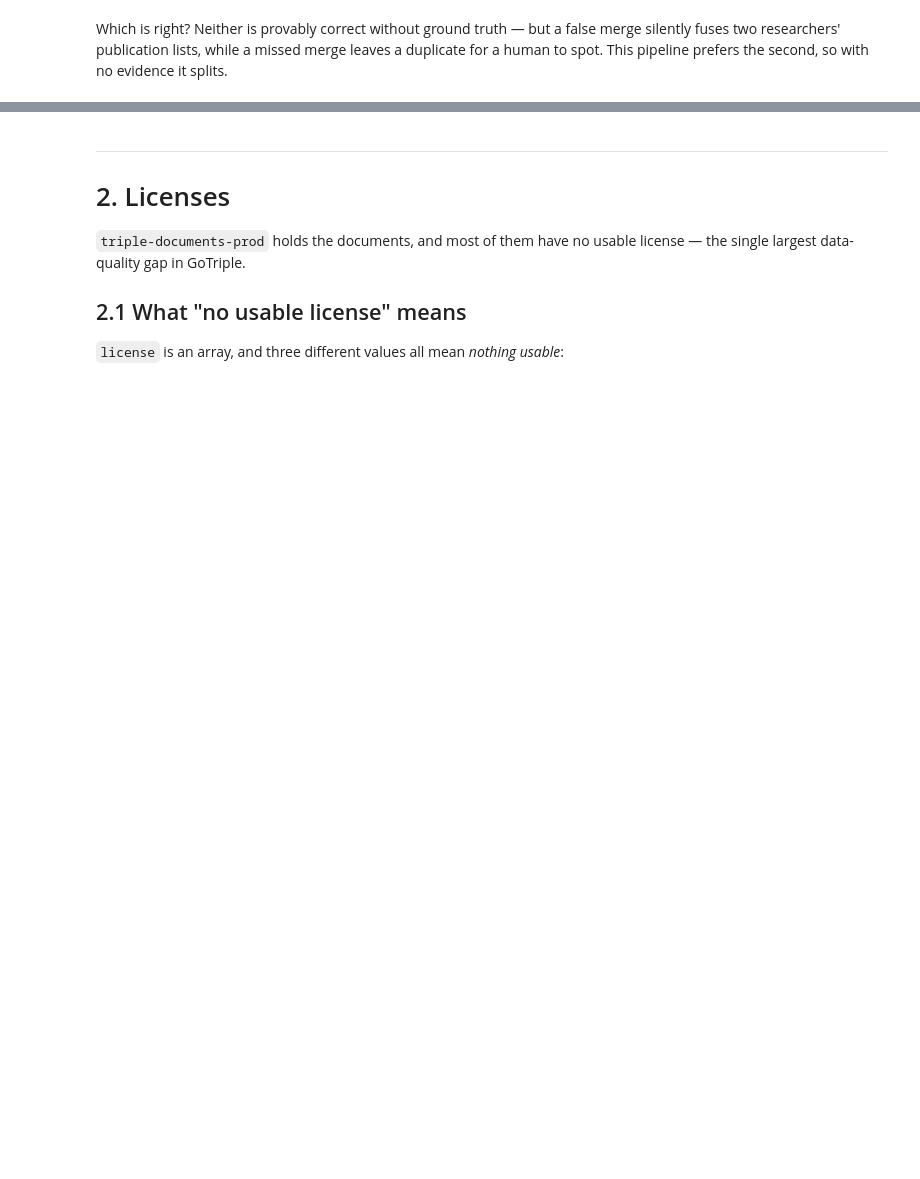
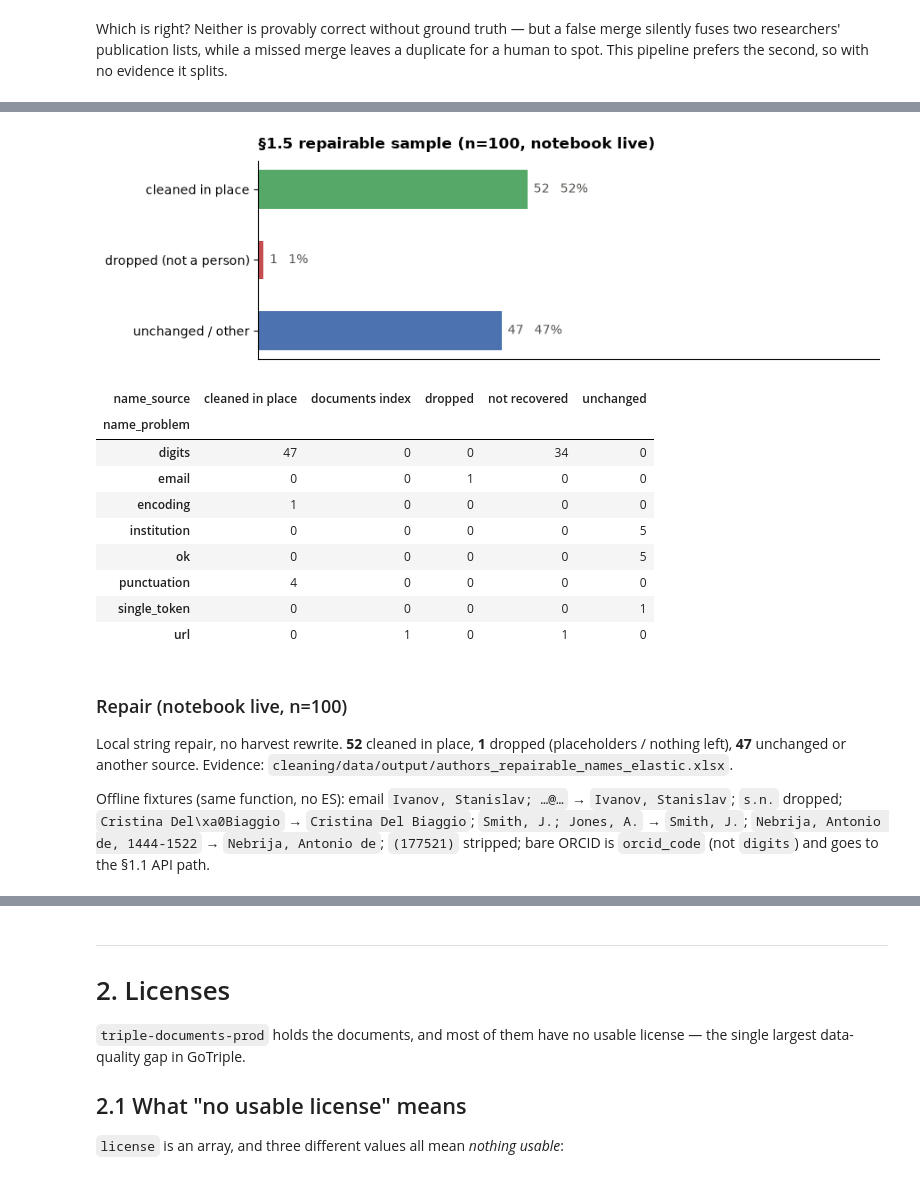
Before and after one commit to e-sdf/lumen-metadata-t43, a Jupyter notebook: main.ipynb, the cells around one changed output, grey strips where cells are left out. Drawn from its saved outputs; the diff is of its cells as text; code cells hidden in the pictures; blank space fills up the shorter version.

```diff
--- a/main.ipynb
+++ b/main.ipynb
@@ -1247,0 +1343,19 @@ would need.
+# %%
+from src.functions_name import repair_malformed_name
+
+REPAIR_SAMPLE = min(AUTHOR_SAMPLE, 100)
+
+print(f"repairable malformed names: {count_elastic_authors(name_filter='repairable'):,}")
+print(json.dumps(NAME_FILTER_QUERIES["repairable"], indent=2, ensure_ascii=False))
+
+params(task="repairable_names", index="triple-profiles-prod", source="elastic",
+       selection="email / placeholder / encoding / punctuation / lifespan or local id",
+       records_requested=REPAIR_SAMPLE,
+       population=f"{count_elastic_authors(name_filter='repairable'):,}")
+
+with timed("1.5 names: repairable malformed"):
+    _, output = quietly(pipelines.run_author_pipeline,
+                        api_params={"size": str(REPAIR_SAMPLE)}, source="elastic",
+                        task="repairable_names")
+print()
+digest(output)
@@ -1247,0 +1380,58 @@ would need.
+# %%
+repair_df = pd.read_excel("data/output/authors_repairable_names_elastic.xlsx")
+source = repair_df["name_source"].fillna("not recovered").astype(str)
+problem = repair_df["name_problem"].fillna("?").astype(str)
+fixed = repair_df.get("fullname_fix", pd.Series(dtype=str)).fillna("").astype(str)
+cleaned = int((source == "cleaned in place").sum())
+dropped = int((source == "dropped").sum())
+unchanged = int((source == "unchanged").sum())
+other = len(repair_df) - cleaned - dropped - unchanged
+
+stage_outcomes(
+    [("cleaned in place", cleaned, "solved"),
+     ("dropped (not a person)", dropped, "open"),
+     ("unchanged / other", unchanged + other, "settled")],
+    title=f"§1.5 repairable sample (n={len(repair_df)}, notebook live)",
+)
+
+by_code = (
+    repair_df.assign(name_source=source, name_problem=problem)
+    .groupby("name_problem")["name_source"]
+    .value_counts()
+    .unstack(fill_value=0)
+)
+display(by_code)
+
+show_markdown(f"""### Repair (notebook live, n={len(repair_df)})
+
+Local string repair, no harvest rewrite. **{cleaned}** cleaned in place, **{dropped}**
+dropped (placeholders / nothing left), **{unchanged + other}** unchanged or another
+source. Evidence: `cleaning/data/output/authors_repairable_names_elastic.xlsx`.
+
+Offline fixtures (same function, no ES): email `Ivanov, Stanislav; …@…` → `Ivanov, Stanislav`;
+`s.n.` dropped; `Cristina Del\\xa0Biaggio` → `Cristina Del Biaggio`; `Smith, J.; Jones, A.`
+→ `Smith, J.`; `Nebrija, Antonio de, 1444-1522` → `Nebrija, Antonio de`; `(177521)` stripped;
+bare ORCID is `orcid_code` (not `digits`) and goes to the §1.1 API path.
+""")
+# %% [output]
+[figure, added]
+| name_source | cleaned in place | documents index | dropped | not recovered | unchanged |
+| name_problem |  |  |  |  |  |
+| digits | 47 | 0 | 0 | 34 | 0 |
+| email | 0 | 0 | 1 | 0 | 0 |
+| encoding | 1 | 0 | 0 | 0 | 0 |
+| institution | 0 | 0 | 0 | 0 | 5 |
+| ok | 0 | 0 | 0 | 0 | 5 |
+| punctuation | 4 | 0 | 0 | 0 | 0 |
+| single_token | 0 | 0 | 0 | 0 | 1 |
+| url | 0 | 1 | 0 | 1 | 0 |
+### Repair (notebook live, n=100)
+
+Local string repair, no harvest rewrite. **52** cleaned in place, **1**
+dropped (placeholders / nothing left), **47** unchanged or another
+source. Evidence: `cleaning/data/output/authors_repairable_names_elastic.xlsx`.
+
+Offline fixtures (same function, no ES): email `Ivanov, Stanislav; …@…` → `Ivanov, Stanislav`;
+`s.n.` dropped; `Cristina Del\xa0Biaggio` → `Cristina Del Biaggio`; `Smith, J.; Jones, A.`
+→ `Smith, J.`; `Nebrija, Antonio de, 1444-1522` → `Nebrija, Antonio de`; `(177521)` stripped;
+bare ORCID is `orcid_code` (not `digits`) and goes to the §1.1 API path.
```
Also changed, not shown: parts of 61 cells of this notebook, 3 other files.
